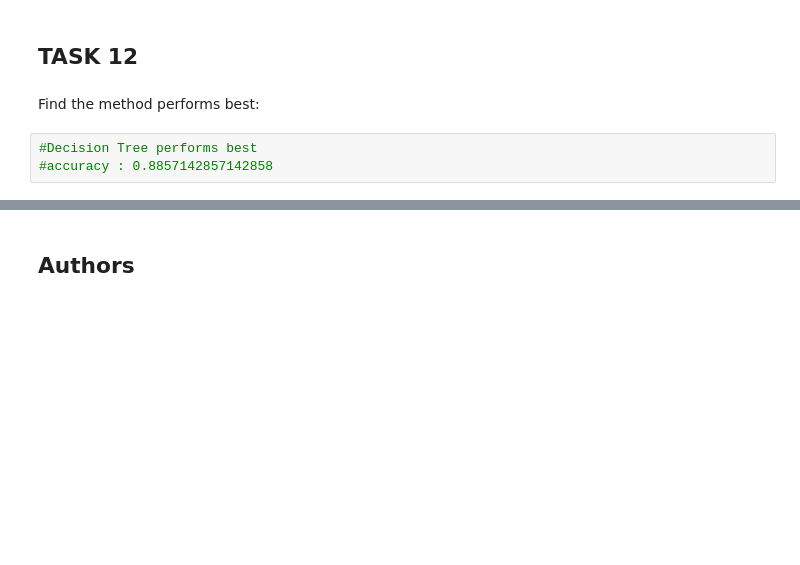
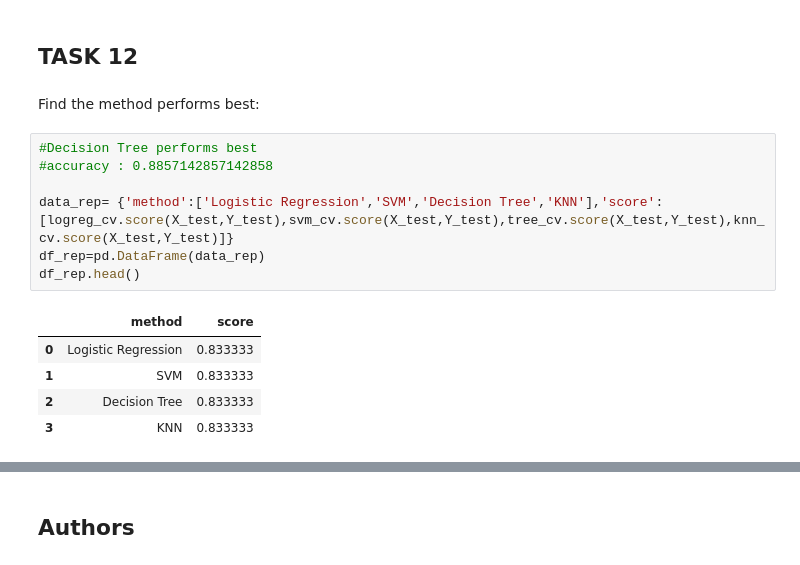
Before and after one commit to gohchaip/IBM-Data-Science, a Jupyter notebook: Applied Data Science Capstone/Week4/Machine Learning Prediction.ipynb, the cells around one changed output, grey strips where cells are left out. Cells and saved outputs as stored; diff of their text form; blank space fills up the shorter version.

```diff
--- a/Applied Data Science Capstone/Week4/Machine Learning Prediction.ipynb
+++ b/Applied Data Science Capstone/Week4/Machine Learning Prediction.ipynb
@@ -357,6 +357,16 @@ plot_confusion_matrix(Y_test,yhat)
 ## TASK  12
 # %% [markdown]
 Find the method performs best:
-# %%
-#Decision Tree performs best
-#accuracy : 0.8857142857142858
+# %%
+#Decision Tree performs best
+#accuracy : 0.8857142857142858
+
+data_rep= {'method':['Logistic Regression','SVM','Decision Tree','KNN'],'score':[logreg_cv.score(X_test,Y_test),svm_cv.score(X_test,Y_test),tree_cv.score(X_test,Y_test),knn_cv.score(X_test,Y_test)]}
+df_rep=pd.DataFrame(data_rep)
+df_rep.head()
+# %% [output]
+|  | method | score |
+| 0 | Logistic Regression | 0.833333 |
+| 1 | SVM | 0.833333 |
+| 2 | Decision Tree | 0.833333 |
+| 3 | KNN | 0.833333 |
```
Also changed, not shown: parts of 2 cells of this notebook.
